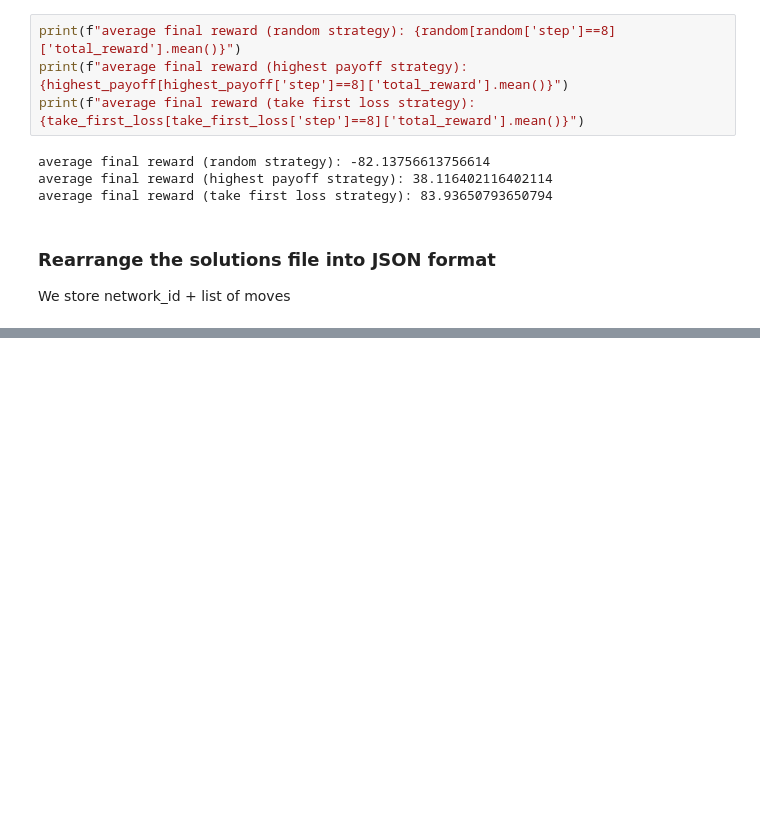
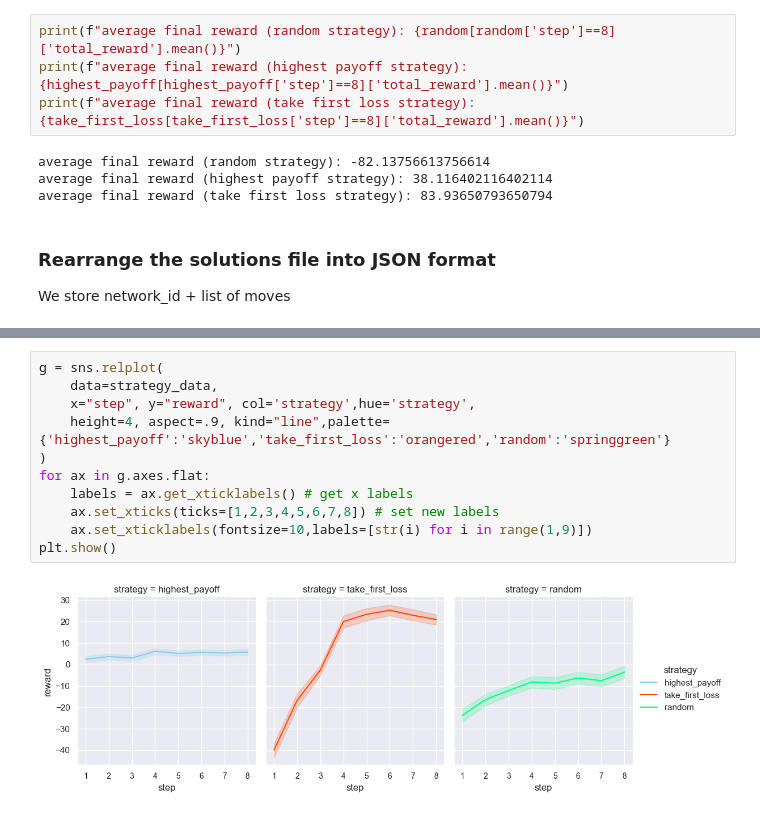
Before and after one commit to LBrinkmann/reward-network-iii-algorithm, a Jupyter notebook: notebooks/rule_based.ipynb, the cells around one changed output, grey strips where cells are left out. Drawn from its saved outputs; the diff is of its cells as text; blank space fills up the shorter version.

```diff
--- a/notebooks/rule_based.ipynb
+++ b/notebooks/rule_based.ipynb
@@ -468,0 +509,13 @@ with open(os.path.join(solutions_dir,'solution_moves_take_first_loss_viz.json'),
+# %%
+g = sns.relplot(
+    data=strategy_data,
+    x="step", y="reward", col='strategy',hue='strategy',
+    height=4, aspect=.9, kind="line",palette={'highest_payoff':'skyblue','take_first_loss':'orangered','random':'springgreen'}
+)
+for ax in g.axes.flat:
+    labels = ax.get_xticklabels() # get x labels
+    ax.set_xticks(ticks=[1,2,3,4,5,6,7,8]) # set new labels
+    ax.set_xticklabels(fontsize=10,labels=[str(i) for i in range(1,9)])
+plt.show()
+# %% [output]
+[figure, added]
```
Also changed, not shown: parts of 18 cells of this notebook.
